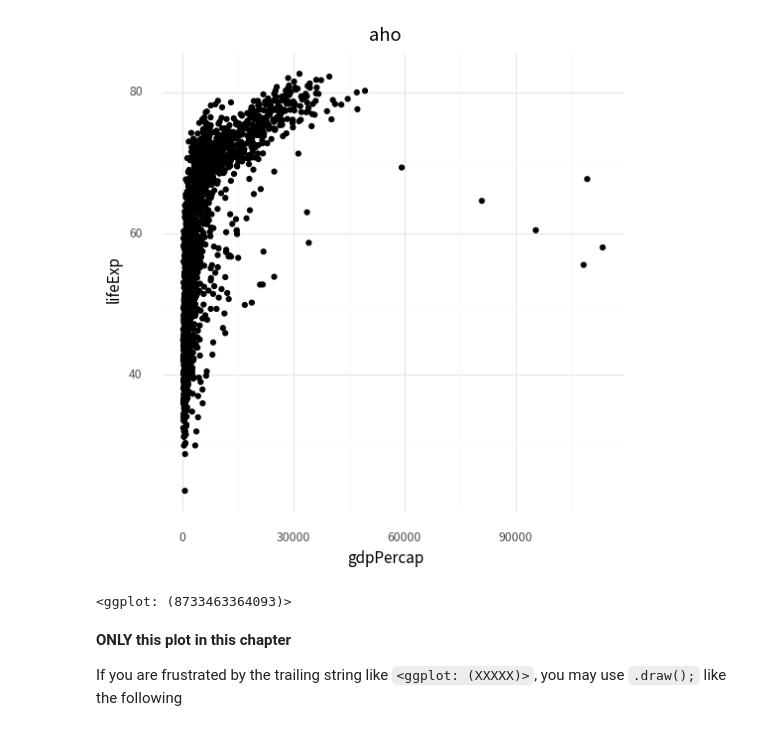
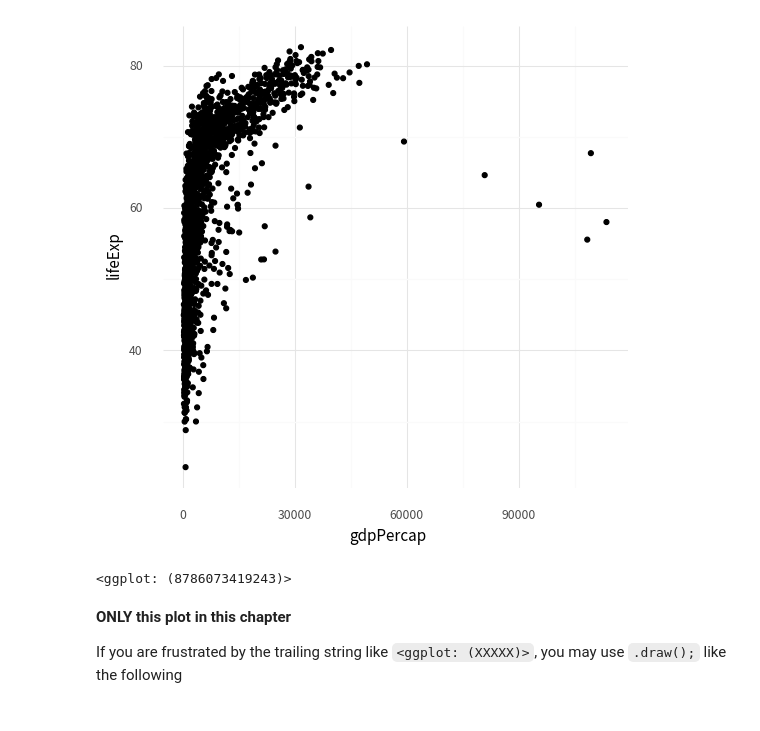
Before and after one commit to Gedevan-Aleksizde/pysocviz, a Jupyter notebook: notebooks/ch.2.ipynb, the cells around one changed output. Drawn from its saved outputs; the diff is of its cells as text; code cells hidden in the pictures.

```diff
--- a/notebooks/ch.2.ipynb
+++ b/notebooks/ch.2.ipynb
@@ -13,11 +13,11 @@ theme_set(theme_minimal(base_family='Noto Sans CJK JP'))
 # %%
 p = ggplot(data=gapminder, mapping=aes(x='gdpPercap', y='lifeExp'))
 p + geom_point()
 
-p + geom_point() + labs(title="aho") + theme(legend_title_align="right")
+p + geom_point() + theme(legend_title_align="right")
 # %% [output]
-[figure, old version]
+[figure, new version]
-<ggplot: (8733463364093)>
+<ggplot: (8786073419243)>
 # %% [markdown]
 **ONLY this plot in this chapter**
 
```
Also changed, not shown: parts of 1 cell of this notebook.
